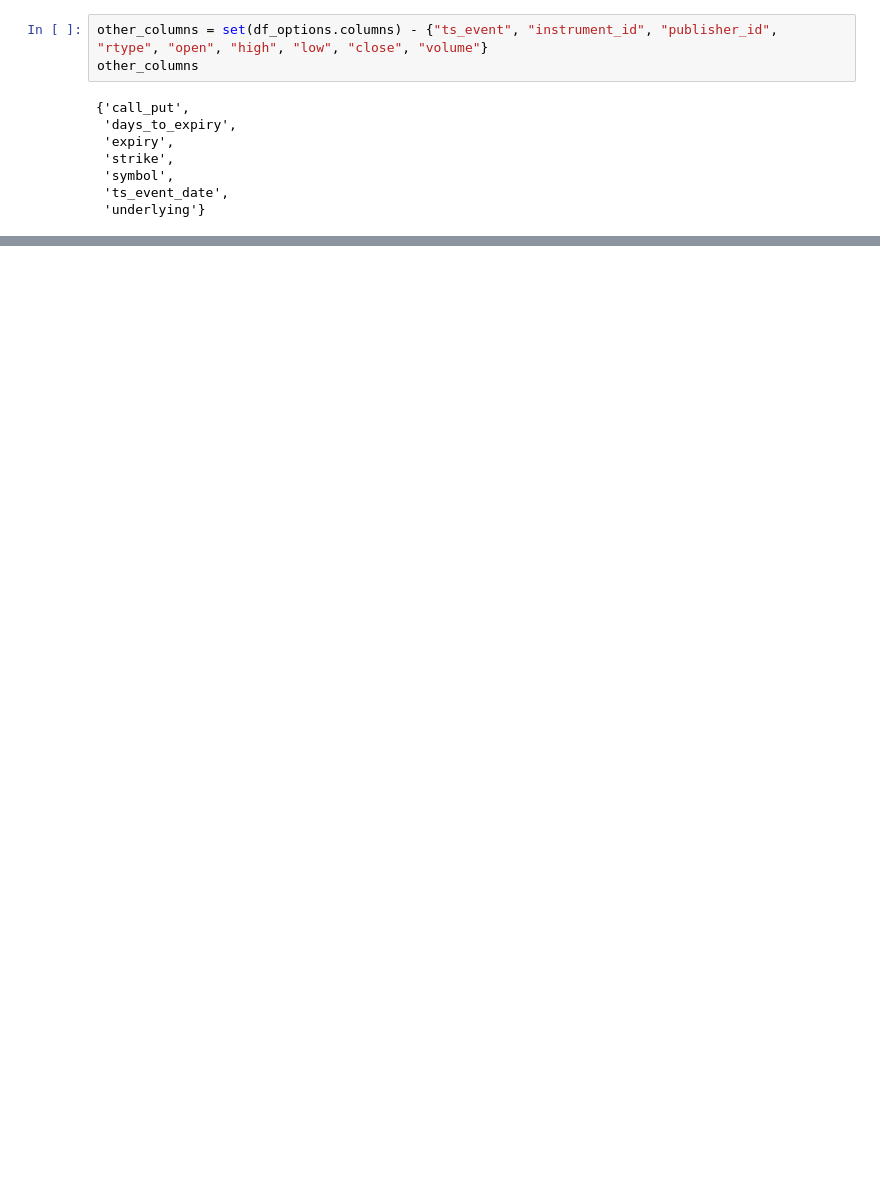
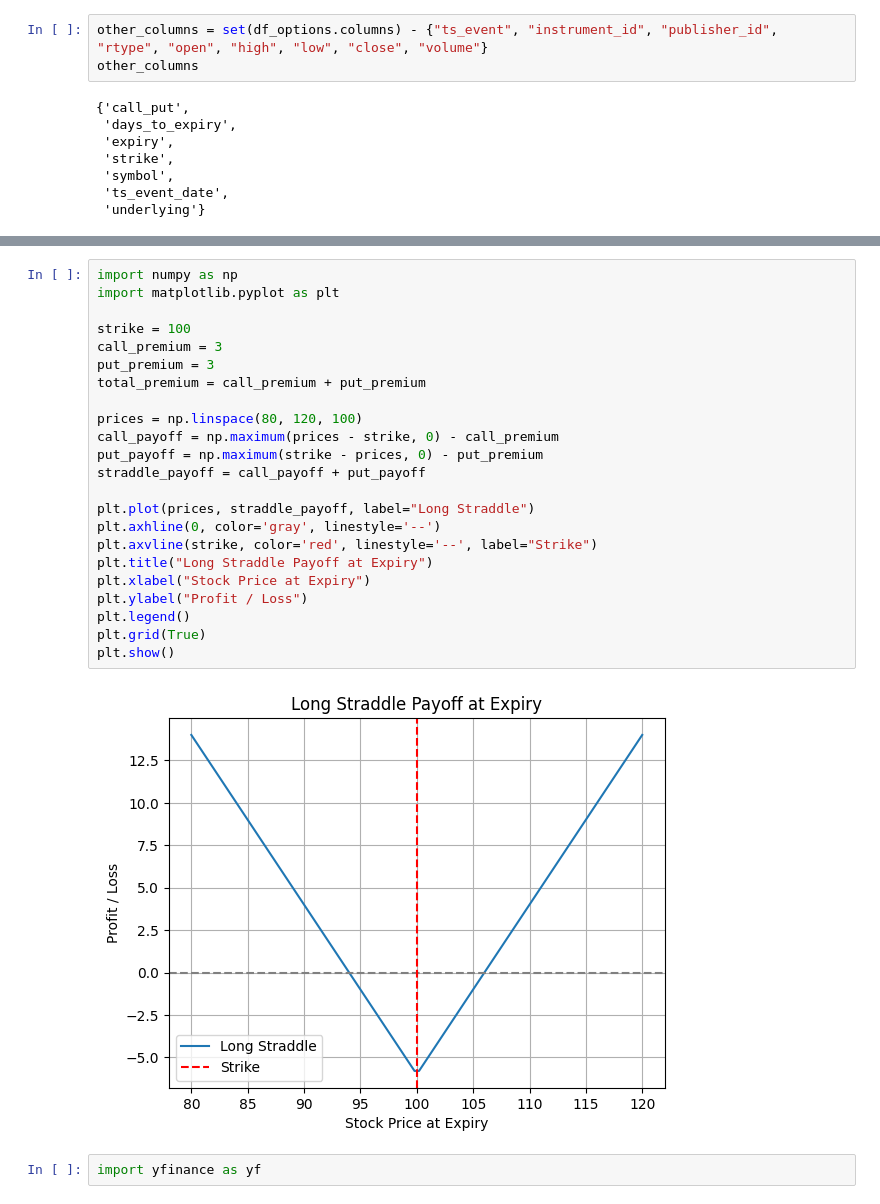
Before and after one commit to victortangggg/trading, a Jupyter notebook: research/TQQQ_options_vol_surface.ipynb, the cells around one changed output, grey strips where cells are left out. Cells and saved outputs as stored; diff of their text form; blank space fills up the shorter version.

```diff
--- a/research/TQQQ_options_vol_surface.ipynb
+++ b/research/TQQQ_options_vol_surface.ipynb
@@ -233,0 +300,27 @@ fig.show()
+# %%
+import numpy as np
+import matplotlib.pyplot as plt
+
+strike = 100
+call_premium = 3
+put_premium = 3
+total_premium = call_premium + put_premium
+
+prices = np.linspace(80, 120, 100)
+call_payoff = np.maximum(prices - strike, 0) - call_premium
+put_payoff = np.maximum(strike - prices, 0) - put_premium
+straddle_payoff = call_payoff + put_payoff
+
+plt.plot(prices, straddle_payoff, label="Long Straddle")
+plt.axhline(0, color='gray', linestyle='--')
+plt.axvline(strike, color='red', linestyle='--', label="Strike")
+plt.title("Long Straddle Payoff at Expiry")
+plt.xlabel("Stock Price at Expiry")
+plt.ylabel("Profit / Loss")
+plt.legend()
+plt.grid(True)
+plt.show()
+# %% [output]
+[figure, added]
+# %%
+import yfinance as yf
```
Also changed, not shown: parts of 15 cells of this notebook, 4 other files.
